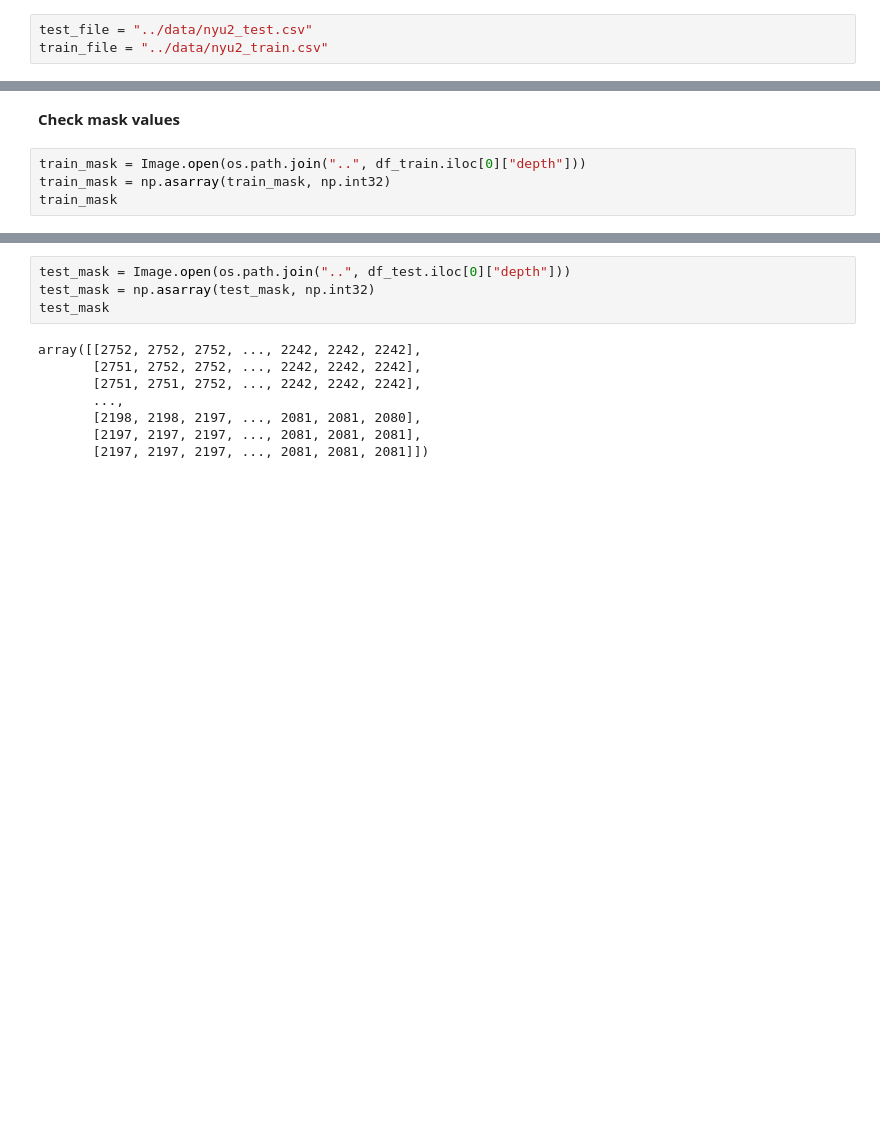
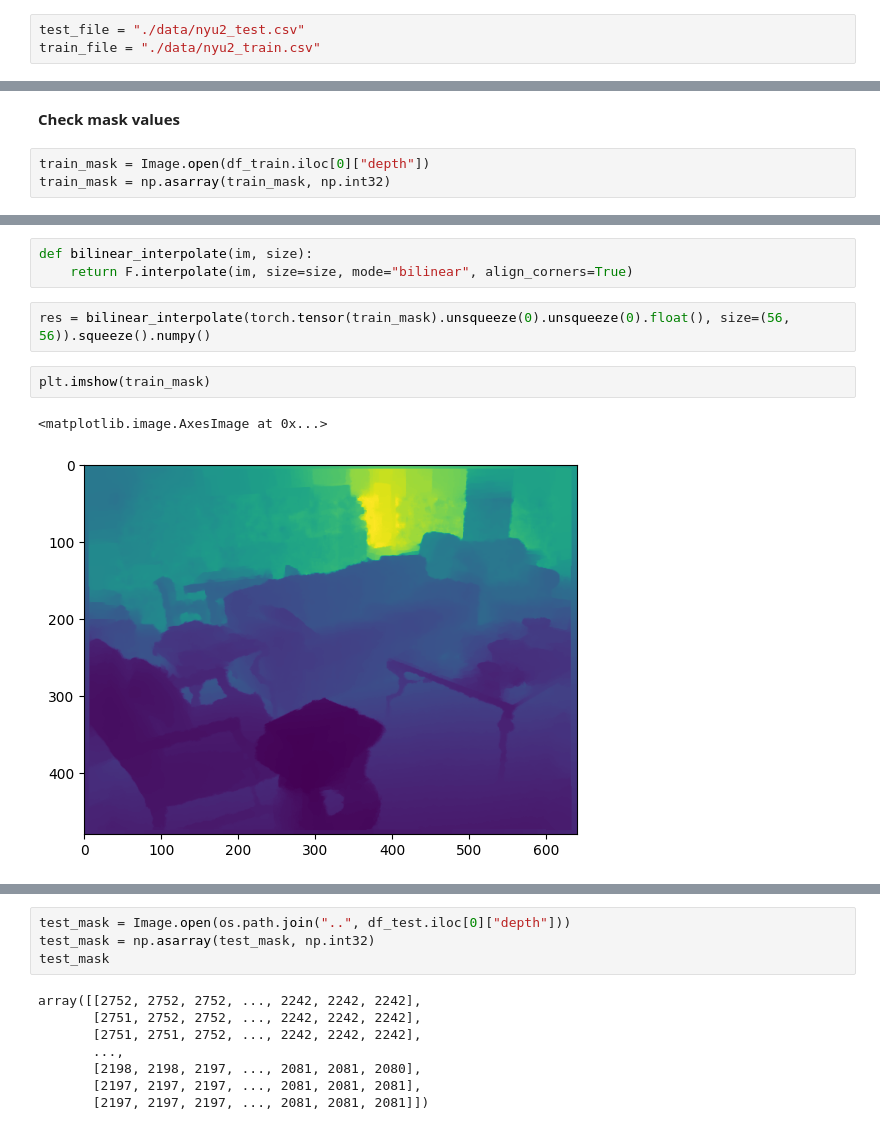
Before and after one commit to kzaleskaa/depth-estimation-with-compression, a Jupyter notebook: notebooks/data_analysis.ipynb, the cells around one changed output, grey strips where cells are left out. Saved outputs shown, nothing was run; the diff lists cells and outputs as text; blank space fills up the shorter version.

```diff
--- a/notebooks/data_analysis.ipynb
+++ b/notebooks/data_analysis.ipynb
@@ -9,8 +11,8 @@ from torch.utils.data import Dataset
 # %% [markdown]
 **Load data**
 # %%
-test_file = "../data/nyu2_test.csv"
-train_file = "../data/nyu2_train.csv"
+test_file = "./data/nyu2_test.csv"
+train_file = "./data/nyu2_train.csv"
 # %%
 df_train = pd.read_csv(train_file, names=["img", "depth"], header=None)
 df_test = pd.read_csv(test_file, names=["img", "depth"], header=None)
@@ -62,6 +64,5 @@ visualize_example(img_path, depth_path)
 # %% [markdown]
 **Check mask values**
 # %%
-train_mask = Image.open(os.path.join("..", df_train.iloc[0]["depth"]))
+train_mask = Image.open(df_train.iloc[0]["depth"])
 train_mask = np.asarray(train_mask, np.int32)
-train_mask
@@ -75,0 +89,10 @@ array([[124, 124, 124, ..., 153, 153, 153],
+# %%
+def bilinear_interpolate(im, size):
+    return F.interpolate(im, size=size, mode="bilinear", align_corners=True)
+# %%
+res = bilinear_interpolate(torch.tensor(train_mask).unsqueeze(0).unsqueeze(0).float(), size=(56, 56)).squeeze().numpy()
+# %%
+plt.imshow(train_mask)
+# %% [output]
+<matplotlib.image.AxesImage at 0x...>
+[figure, added]
```
Also changed, not shown: parts of 8 cells of this notebook, 14 other files.
